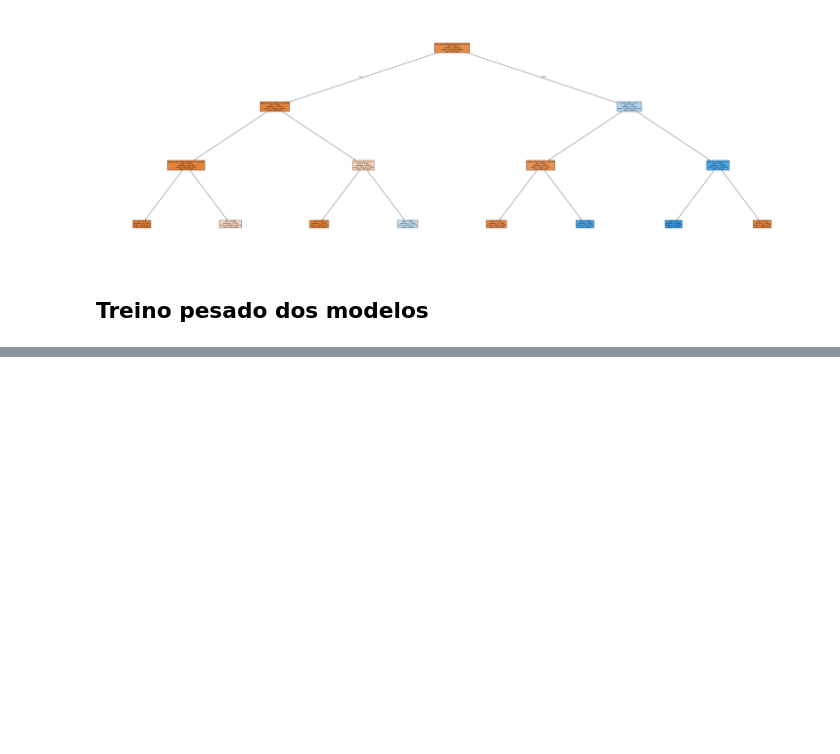
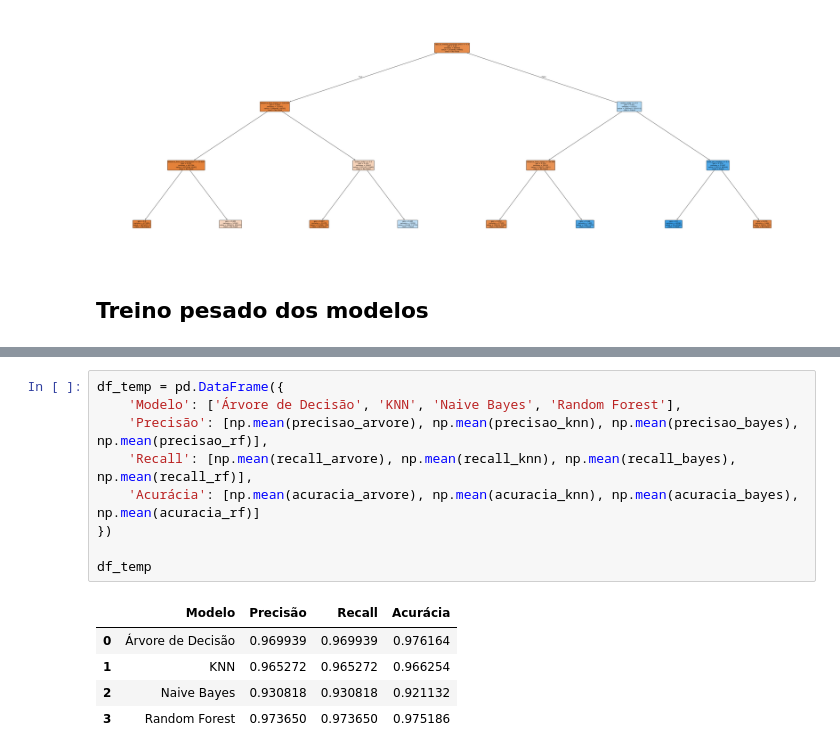
Before and after one commit to Wectornanime/decision-tree-card-transdata, a Jupyter notebook: main.ipynb, the cells around one changed output, grey strips where cells are left out. Drawn from its saved outputs; the diff is of its cells as text; blank space fills up the shorter version.

```diff
--- a/main.ipynb
+++ b/main.ipynb
@@ -375,3 +376,18 @@ Precisão média rf: 0.9734
+# %%
+df_temp = pd.DataFrame({
+    'Modelo': ['Árvore de Decisão', 'KNN', 'Naive Bayes', 'Random Forest'],
+    'Precisão': [np.mean(precisao_arvore), np.mean(precisao_knn), np.mean(precisao_bayes), np.mean(precisao_rf)],
+    'Recall': [np.mean(recall_arvore), np.mean(recall_knn), np.mean(recall_bayes), np.mean(recall_rf)],
+    'Acurácia': [np.mean(acuracia_arvore), np.mean(acuracia_knn), np.mean(acuracia_bayes), np.mean(acuracia_rf)]
+})
+
+df_temp
+# %% [output]
+|  | Modelo | Precisão | Recall | Acurácia |
+| 0 | Árvore de Decisão | 0.969939 | 0.969939 | 0.976164 |
+| 1 | KNN | 0.965272 | 0.965272 | 0.966254 |
+| 2 | Naive Bayes | 0.930818 | 0.930818 | 0.921132 |
+| 3 | Random Forest | 0.973650 | 0.973650 | 0.975186 |
 # %%
 # Exibe os valores da acurácia em gráfico
 
```
Also changed, not shown: parts of 25 cells of this notebook, 3 other files.
